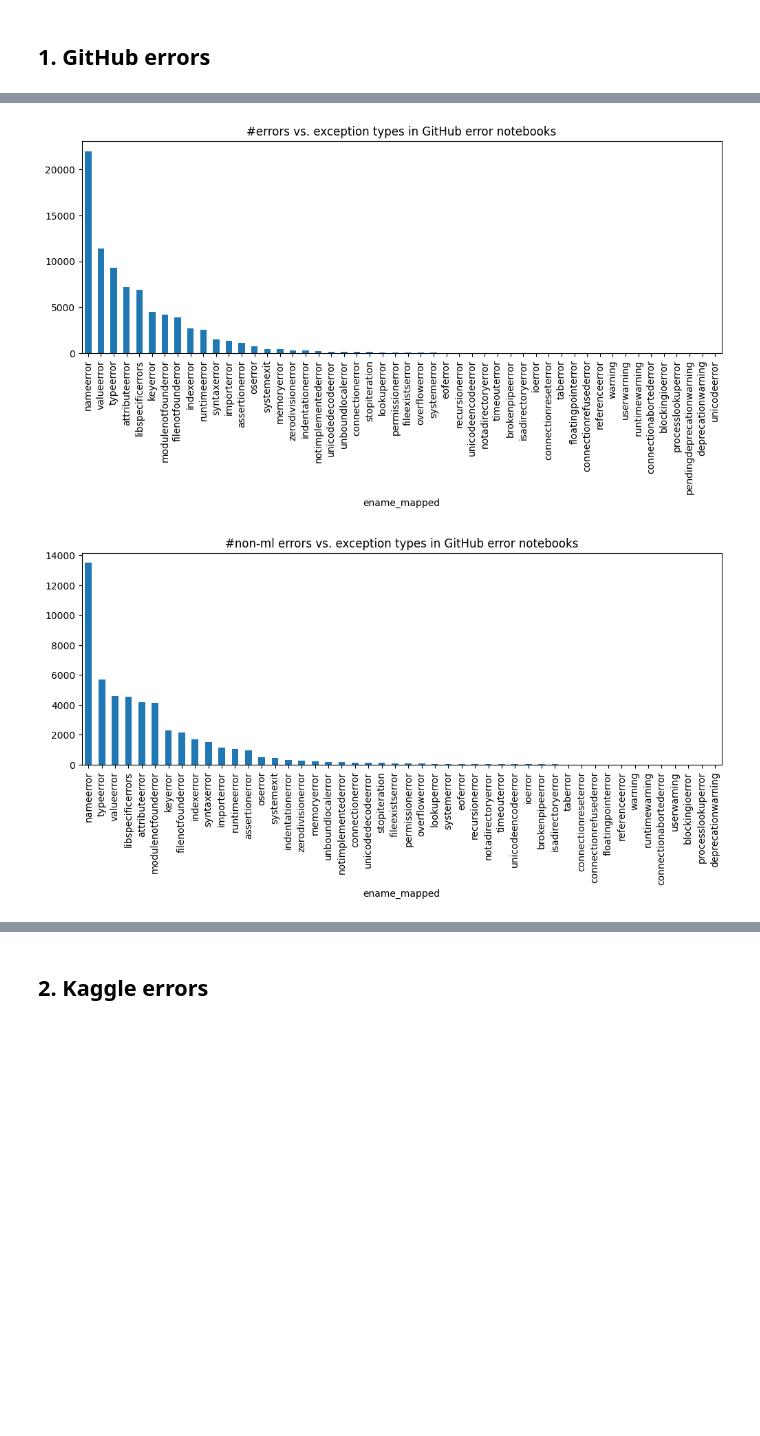
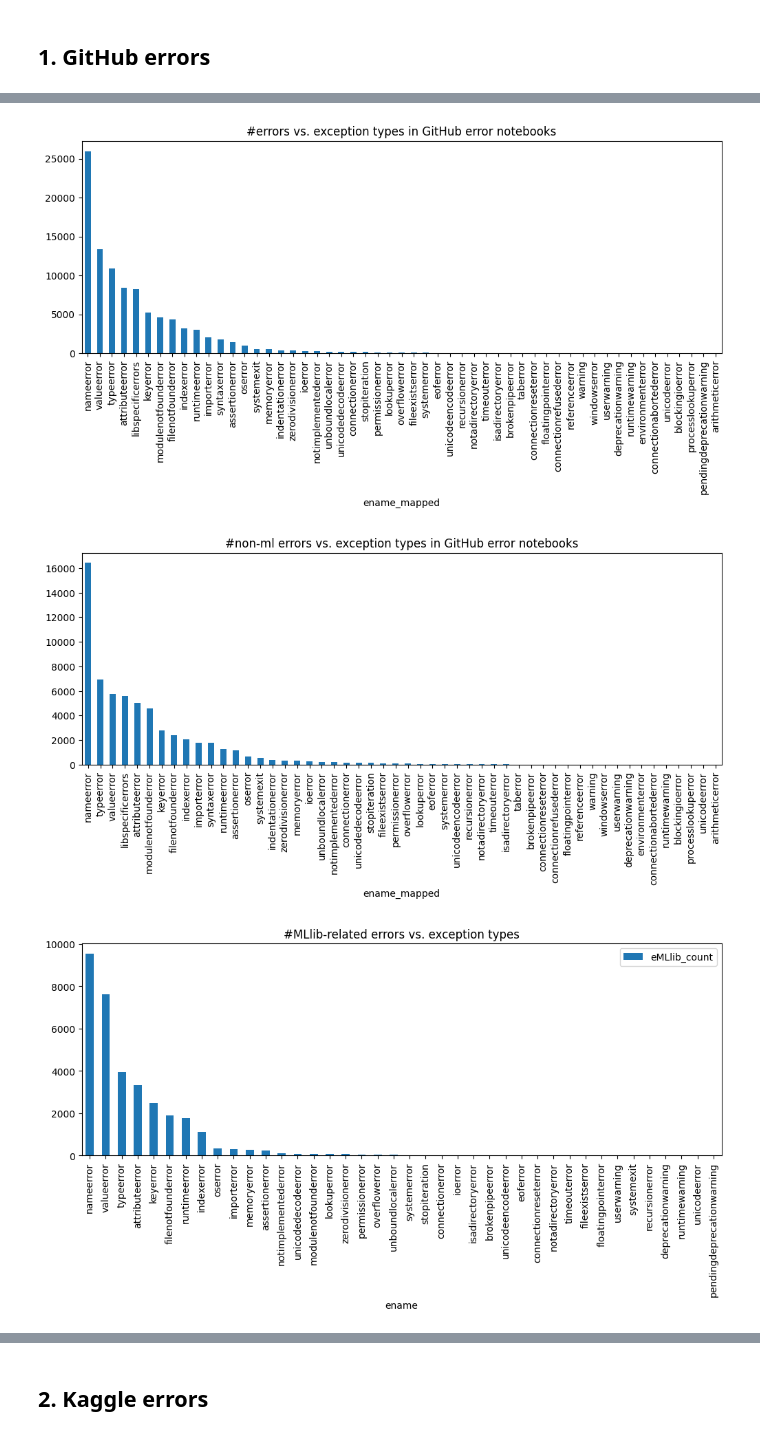
Before and after one commit to PELAB-LiU/jupyter_nbs_empirical, a Jupyter notebook: notebook_error_analysis-exception_types.ipynb, the cells around one changed output, grey strips where cells are left out. Saved outputs shown, nothing was run; the diff lists cells and outputs as text; code cells hidden in the pictures; blank space fills up the shorter version.

```diff
--- a/notebook_error_analysis-exception_types.ipynb
+++ b/notebook_error_analysis-exception_types.ipynb
@@ -16,8 +17,8 @@ df_mlerr_g = pd.read_excel(config.path_github_error_process.joinpath('nberror_g_
 # %%
-df_mlerr_g_py3 = df_mlerr_g[df_mlerr_g.python_version==3]
-print("Percentage of python 3 notebooks among GitHub ML error notebooks:", (df_mlerr_g_py3.fname.nunique())/(df_mlerr_g.fname.nunique()))
-df_mlerr_g_py3_mlbugs = df_mlerr_g_py3[~df_mlerr_g_py3.exp_mllib.isnull()]
-df_mlerr_g_py3_pybugs = df_mlerr_g_py3[df_mlerr_g_py3.exp_mllib.isnull()]
-print("Percentage of mlbugs vs. all errors in GitHub ML error notebooks (py3):", len(df_mlerr_g_py3_mlbugs)/len(df_mlerr_g_py3))
-print("Percentage of other py bugs vs. all errors in GitHub ML error notebooks (py3):", len(df_mlerr_g_py3_pybugs)/len(df_mlerr_g_py3))
+# df_mlerr_g_py3 = df_mlerr_g[df_mlerr_g.python_version==3]
+# print("Percentage of python 3 notebooks among GitHub ML error notebooks:", (df_mlerr_g_py3.fname.nunique())/(df_mlerr_g.fname.nunique()))
+df_mlerr_g_mlbugs = df_mlerr_g[~df_mlerr_g.exp_mllib_extracted.isnull()]
+df_mlerr_g_pybugs = df_mlerr_g[df_mlerr_g.exp_mllib_extracted.isnull()]
+print("Percentage of mlbugs vs. all errors in GitHub ML error notebooks:", df_mlerr_g_mlbugs.eid.nunique()/df_mlerr_g.eid.nunique())
+print("Percentage of other py bugs vs. all errors in GitHub ML error notebooks:", df_mlerr_g_pybugs.eid.nunique()/df_mlerr_g.eid.nunique())
 # %% [output]
@@ -27,6 +27,10 @@ Percentage of other py bugs vs. all errors in GitHub ML error notebooks (py3): 0
 # %%
-util.visulize_exps(df_mlerr_g_py3, title="#errors vs. exception types in GitHub error notebooks")
-util.visulize_exps(df_mlerr_g_py3_pybugs, title="#non-ml errors vs. exception types in GitHub error notebooks")
+import util
+
+util.visulize_exps(df_mlerr_g, title="#errors vs. exception types in GitHub error notebooks")
+util.visulize_exps(df_mlerr_g_pybugs, title="#non-ml errors vs. exception types in GitHub error notebooks")
+util.visulize_exps_mlnbs(df_mlerr_g)
 # %% [output]
-[figure, old version]
+[figure, new version]
-[figure, old version]
+[figure, new version]
+[figure, added]
```
Also changed, not shown: parts of 8 cells of this notebook, 3 other files.
